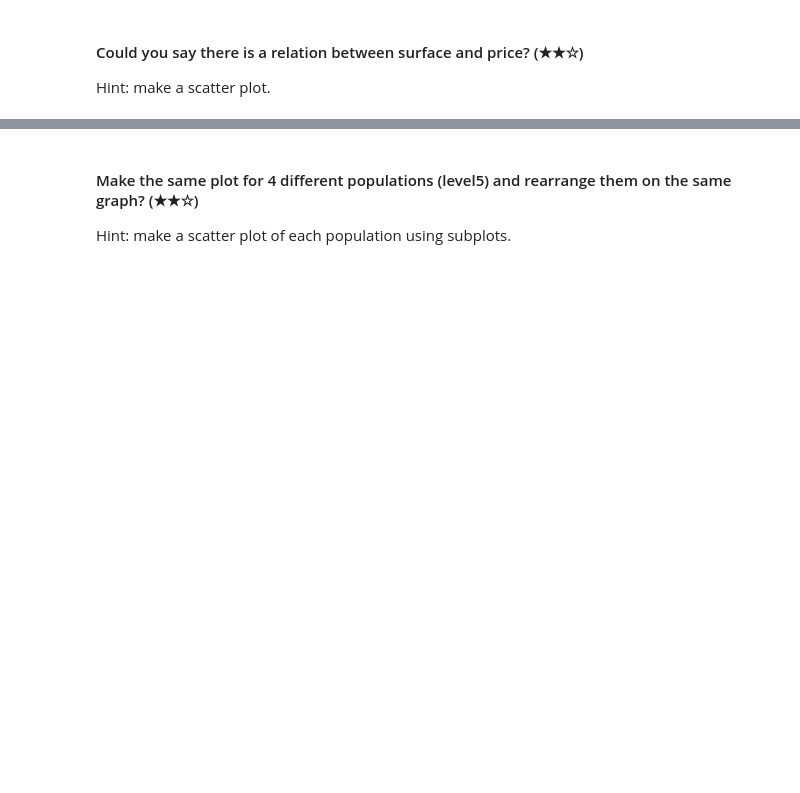
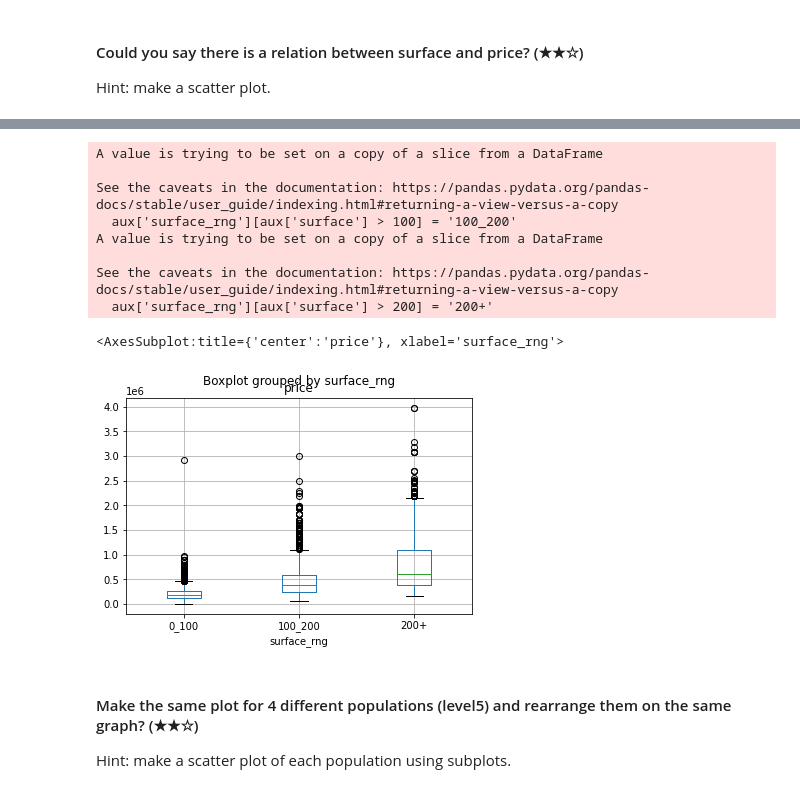
Before and after one commit to RominaGonella/Bootcamp_4Geeks, a Jupyter notebook: project.ipynb, the cells around one changed output, grey strips where cells are left out. Drawn from its saved outputs; the diff is of its cells as text; code cells hidden in the pictures; blank space fills up the shorter version.

```diff
--- a/project.ipynb
+++ b/project.ipynb
@@ -357,3 +257,22 @@ plt.scatter(aux['surface'], aux['price'])
+# %%
+# rangos de superficie
+aux['surface_rng'] = '0_100'
+aux['surface_rng'][aux['surface'] > 100] = '100_200'
+aux['surface_rng'][aux['surface'] > 200] = '200+'
+
+# agrego este grafico para visualizar la variablidiad del precio en funcion de rango de superficie
+aux.boxplot(column = 'price', by = 'surface_rng')
+# %% [output]
+A value is trying to be set on a copy of a slice from a DataFrame
+
+See the caveats in the documentation: https://pandas.pydata.org/pandas-docs/stable/user_guide/indexing.html#returning-a-view-versus-a-copy
+  aux['surface_rng'][aux['surface'] > 100] = '100_200'
+A value is trying to be set on a copy of a slice from a DataFrame
+
+See the caveats in the documentation: https://pandas.pydata.org/pandas-docs/stable/user_guide/indexing.html#returning-a-view-versus-a-copy
+  aux['surface_rng'][aux['surface'] > 200] = '200+'
+<AxesSubplot:title={'center':'price'}, xlabel='surface_rng'>
+[figure, added]
 # %% [markdown]
 #### Make the same plot for 4 different populations (level5) and rearrange them on the same graph? (★★☆)
 Hint: make a scatter plot of each population using subplots.
```
Also changed, not shown: parts of 24 cells of this notebook.
